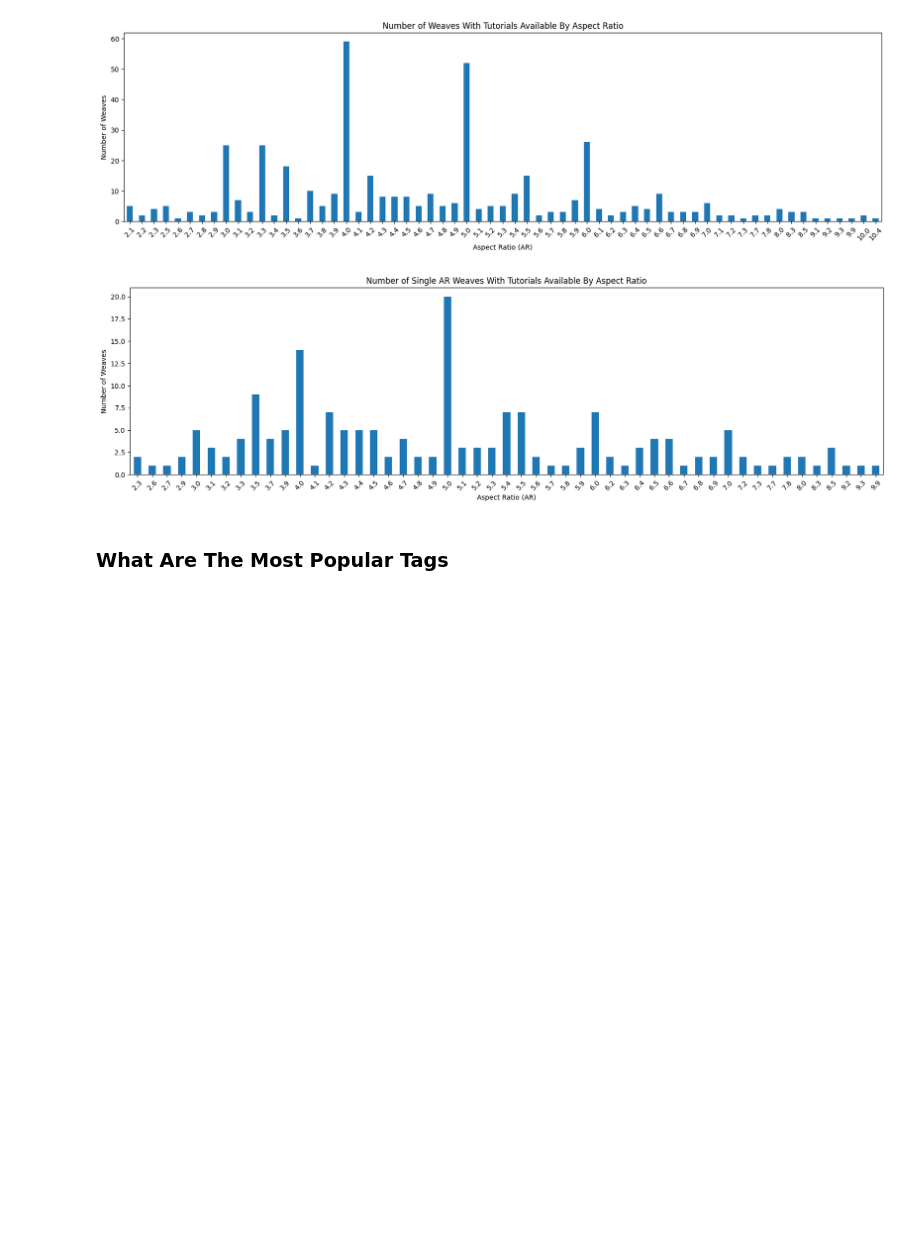
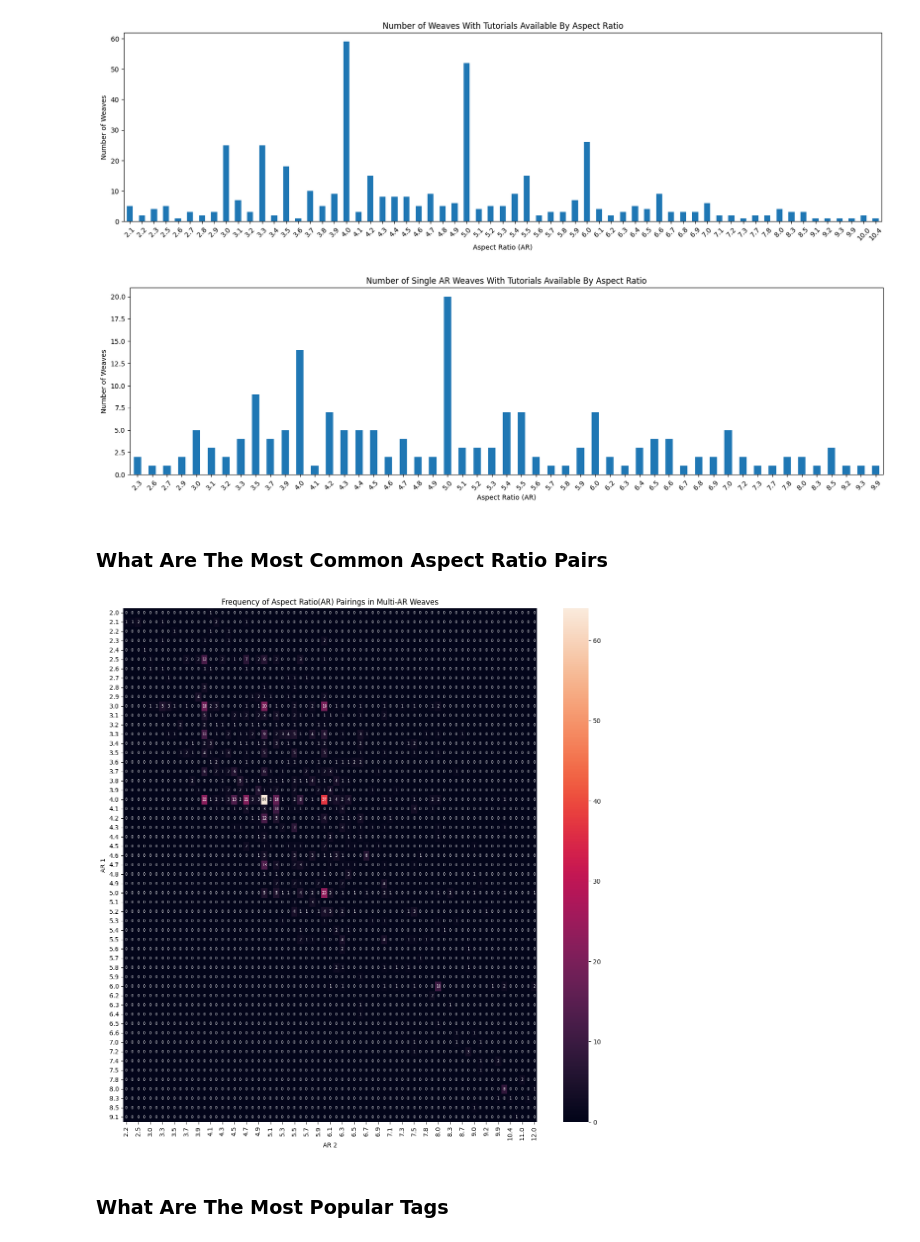
Before and after one commit to moaatt2/chainmail_stats, a Jupyter notebook: Notebooks/process_data.ipynb, the cells around one changed output. Saved outputs shown, nothing was run; the diff lists cells and outputs as text; code cells hidden in the pictures; blank space fills up the shorter version.

Commit message:
Added a heatmap for AR paring in multi-AR weaves.

```diff
--- a/Notebooks/process_data.ipynb
+++ b/Notebooks/process_data.ipynb
@@ -271,6 +271,19 @@ _ = singleARWithTutorials.plot(
 [figure]
 [figure]
 [figure]
+# %% [markdown]
+### What Are The Most Common Aspect Ratio Pairs
+# %%
+
+# Format the data
+pivoted_data = ar_pairs.pivot_table(columns='AR 2', index='AR 1', values='ones', aggfunc='count').fillna(0)
+
+# Create the graph
+fig, ax = plt.subplots(figsize=(15, 15))
+g = sns.heatmap(pivoted_data, ax=ax, annot=True, annot_kws={'fontsize': 6})
+_ = ax.set_title('Frequency of Aspect Ratio(AR) Pairings in Multi-AR Weaves')
+# %% [output]
+[figure, added]
 # %% [markdown]
 ### What Are The Most Popular Tags
 # %%
```
Also changed, not shown: parts of 3 cells of this notebook.
